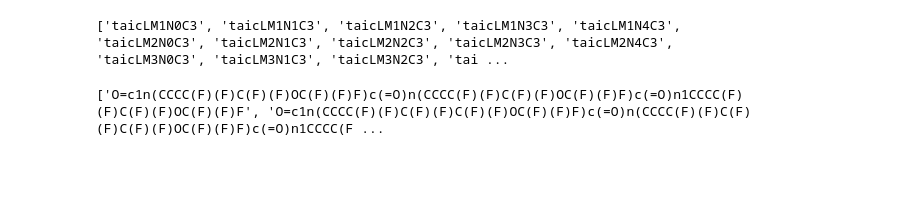
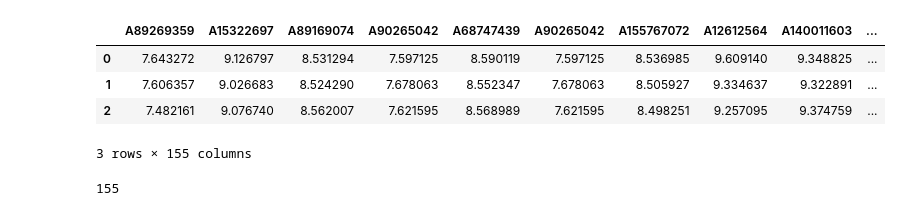
Before and after one commit to thyheal/electret_cal, a Jupyter notebook: demo.ipynb, the cells around one changed output. Cells and saved outputs as stored; diff of their text form; code cells hidden in the pictures; blank space fills up the shorter version.

```diff
--- a/demo.ipynb
+++ b/demo.ipynb
@@ -24,0 +61,17 @@ vis.multi_mol_plot(smiles_list = smiles_list,name_list = name_list,cols=10,save_
+# %%
+import gaussian_cal
+
+G0 = gaussian_cal.GaussianCal(method=method,basis=basis,charge='neu',wfn=True,debug=debug,PCM=PCM,EPS=EPS)
+G1 = gaussian_cal.GaussianCal(method=method,basis=basis,charge='pos',wfn=True,debug=debug,PCM=PCM,EPS=EPS)
+
+for i in range(len(name_list)):
+    for j in range(iteration):
+        if os.path.exists(f"{name_list[i]}{j}"):
+            if debug:
+                while utils.i8cpu_running():
+                    time.sleep(60)
+            G0.Run(f"{name_list[i]}{j}_0.xyz")
+            if debug:
+                while utils.i8cpu_running():
+                    time.sleep(60)
+            G1.Run(f"{name_list[i]}{j}_0.xyz")
@@ -24,0 +84,7 @@ vis.multi_mol_plot(smiles_list = smiles_list,name_list = name_list,cols=10,save_
+# %%
+current_directory = os.getcwd()
+# 获取当前目录下所有文件夹的名称
+folders = [folder for folder in os.listdir(current_directory) if os.path.isdir(folder)]
+# 找出以 A 开头的文件夹名称并存放在列表中
+name_list = [folder[0:-1] for folder in folders if folder.startswith('A')]
+print(name_list)
@@ -24,0 +93,7 @@ vis.multi_mol_plot(smiles_list = smiles_list,name_list = name_list,cols=10,save_
+# %%
+IP_list = []
+for i in range(iteration):
+    IP_list.append([])
+    for j in tqdm(range(len(name_list))):
+        IP_list[i].append(dp.charge_calculation(name_list[j] + str(i),"IP"))
+df_IP = pd.DataFrame(IP_list, columns = name_list)
@@ -25,8 +136,18 @@ vis.multi_mol_plot(smiles_list = smiles_list,name_list = name_list,cols=10,save_
+# %%
+def data_wash(df):
+    df.replace(0, np.nan, inplace=True)
+    mean_values = df.mean()
+    df.fillna(mean_values, inplace=True)
+    return df
+data_wash(df_IP)
+df_IP
+# %% [output]
+|  | A89269359 | A15322697 | A89169074 | A90265042 | A68747439 | A90265042 | A155767072 | A12612564 | A140011603 | ... |
+| 0 | 7.643272 | 9.126797 | 8.531294 | 7.597125 | 8.590119 | 7.597125 | 8.536985 | 9.609140 | 9.348825 | ... |
+| 1 | 7.606357 | 9.026683 | 8.524290 | 7.678063 | 8.552347 | 7.678063 | 8.505927 | 9.334637 | 9.322891 | ... |
+| 2 | 7.482161 | 9.076740 | 8.562007 | 7.621595 | 8.568989 | 7.621595 | 8.498251 | 9.257095 | 9.374759 | ... |
+3 rows × 155 columns
 # %%
-print(name_list)
+len(name_list)
 # %% [output]
-['taicLM1N0C3', 'taicLM1N1C3', 'taicLM1N2C3', 'taicLM1N3C3', 'taicLM1N4C3', 'taicLM2N0C3', 'taicLM2N1C3', 'taicLM2N2C3', 'taicLM2N3C3', 'taicLM2N4C3', 'taicLM3N0C3', 'taicLM3N1C3', 'taicLM3N2C3', 'tai ...
+155
-# %%
-print(smiles_list)
-# %% [output]
-['O=c1n(CCCC(F)(F)C(F)(F)OC(F)(F)F)c(=O)n(CCCC(F)(F)C(F)(F)OC(F)(F)F)c(=O)n1CCCC(F)(F)C(F)(F)OC(F)(F)F', 'O=c1n(CCCC(F)(F)C(F)(F)C(F)(F)OC(F)(F)F)c(=O)n(CCCC(F)(F)C(F)(F)C(F)(F)OC(F)(F)F)c(=O)n1CCCC(F ...
```
Also changed, not shown: parts of 15 cells of this notebook, 2 other files.
